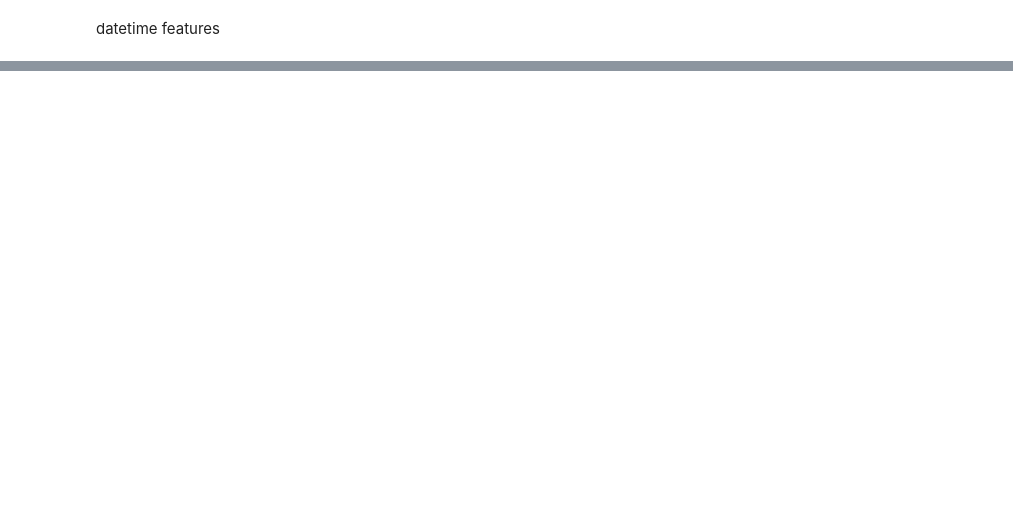
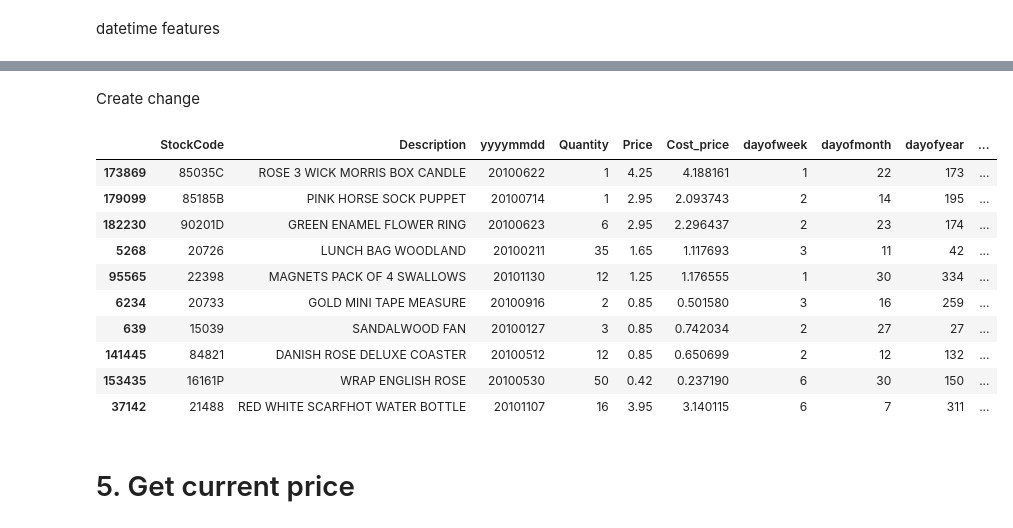
Before and after one commit to peerapat-t/Price-elasticity-for-dynamic-pricing, a Jupyter notebook: Price optimization.ipynb, the cells around one changed output, grey strips where cells are left out. Drawn from its saved outputs; the diff is of its cells as text; code cells hidden in the pictures; blank space fills up the shorter version.

```diff
--- a/Price optimization.ipynb
+++ b/Price optimization.ipynb
@@ -319,0 +430,2 @@ grid_search.best_params_
+# %%
+df = df.groupby(['StockCode','Description','yyyymmdd']).agg(aggregation_functions).reset_index()
@@ -319,0 +441,24 @@ grid_search.best_params_
+# %% [markdown]
+Create change
+# %%
+df['change_qty'] = df['Quantity'].pct_change()
+# %%
+df['change_price'] = df['Price'].pct_change()
+# %%
+df.dropna(inplace=True)
+# %%
+df.sample(10)
+# %% [output]
+|  | StockCode | Description | yyyymmdd | Quantity | Price | Cost_price | dayofweek | dayofmonth | dayofyear | ... |
+| 173869 | 85035C | ROSE 3 WICK MORRIS BOX CANDLE | 20100622 | 1 | 4.25 | 4.188161 | 1 | 22 | 173 | ... |
+| 179099 | 85185B | PINK HORSE SOCK PUPPET | 20100714 | 1 | 2.95 | 2.093743 | 2 | 14 | 195 | ... |
+| 182230 | 90201D | GREEN ENAMEL FLOWER RING | 20100623 | 6 | 2.95 | 2.296437 | 2 | 23 | 174 | ... |
+| 5268 | 20726 | LUNCH BAG WOODLAND | 20100211 | 35 | 1.65 | 1.117693 | 3 | 11 | 42 | ... |
+| 95565 | 22398 | MAGNETS PACK OF 4 SWALLOWS | 20101130 | 12 | 1.25 | 1.176555 | 1 | 30 | 334 | ... |
+| 6234 | 20733 | GOLD MINI TAPE MEASURE | 20100916 | 2 | 0.85 | 0.501580 | 3 | 16 | 259 | ... |
+| 639 | 15039 | SANDALWOOD FAN | 20100127 | 3 | 0.85 | 0.742034 | 2 | 27 | 27 | ... |
+| 141445 | 84821 | DANISH ROSE DELUXE COASTER | 20100512 | 12 | 0.85 | 0.650699 | 2 | 12 | 132 | ... |
+| 153435 | 16161P | WRAP ENGLISH ROSE | 20100530 | 50 | 0.42 | 0.237190 | 6 | 30 | 150 | ... |
+| 37142 | 21488 | RED WHITE SCARFHOT WATER BOTTLE | 20101107 | 16 | 3.95 | 3.140115 | 6 | 7 | 311 | ... |
+# %% [markdown]
+# 5. Get current price
```
Also changed, not shown: parts of 180 cells of this notebook, 1 other file.
